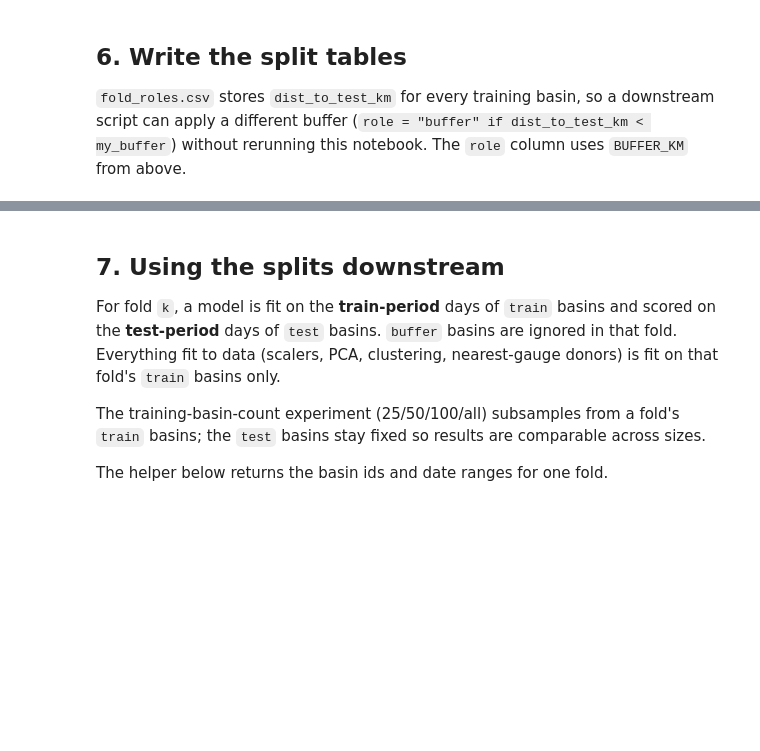
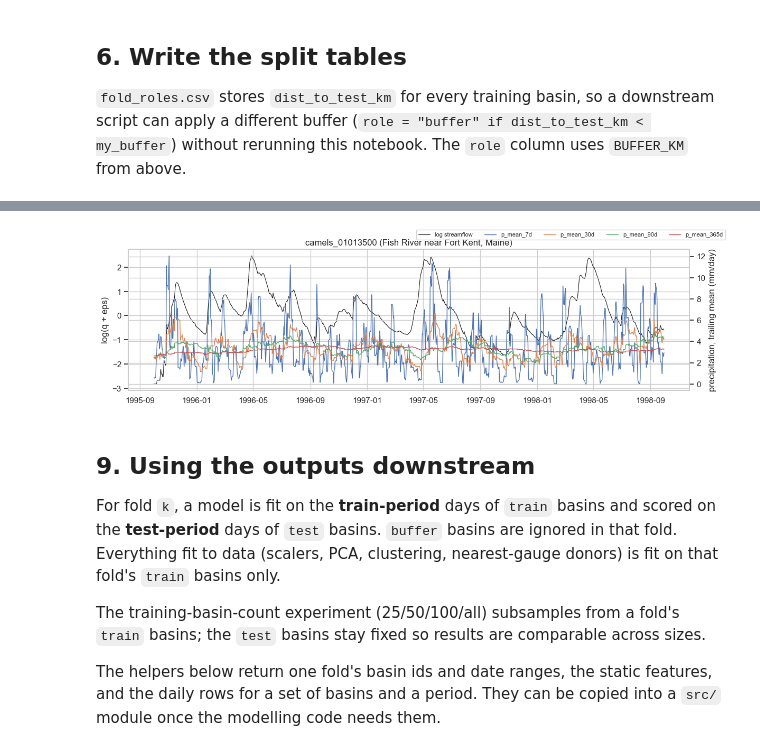
Before and after one commit to samussiah/data780-group-project, a Jupyter notebook: notebooks/02_preprocessing.ipynb, the cells around one changed output, grey strips where cells are left out. Drawn from its saved outputs; the diff is of its cells as text; code cells hidden in the pictures; blank space fills up the shorter version.

Commit message:
update preprocessing notebook to export processed data for analysis; update README with instructions on how to work with data

```diff
--- a/notebooks/02_preprocessing.ipynb
+++ b/notebooks/02_preprocessing.ipynb
@@ -41,6 +52,8 @@ import combine_shards
 PROCESSED = combine_shards.PROCESSED
 COMBINED = combine_shards.COMBINED
 SPLITS = PROCESSED / "splits"
+STATIC_OUT = PROCESSED / "features"          # small, committed
+DAILY_OUT = REPO / "data" / "features"       # large, git-ignored
 
 SUBSETS = ["camels", "camelsaus"]            # CAMELS-GB deliberately excluded
 REGION = {"camels": "US", "camelsaus": "AUS"}
@@ -75,6 +92,14 @@ BUFFER_KM = 100
 MIN_TRAIN_YEARS = 10
 MIN_TEST_YEARS = 5
 
+LOG_EPS = 0.01  # mm/day
+WINDOWS = [7, 30, 90, 365]
+WINDOW_VARS = {
+    "total_precipitation_sum": "p",
+    "potential_evaporation_sum_ERA5_LAND": "pet",
+    "temperature_2m_mean": "t",
+}
+
 PERIODS_TS = {k: (pd.Timestamp(a), pd.Timestamp(b)) for k, (a, b) in PERIODS.items()}
 # %% [markdown]
 ## 1. Basins in scope
@@ -465,11 +719,29 @@ data\processed\splits\fold_roles.csv  (198 KB)
+# %%
+# Sanity check on one basin: log flow against the precipitation windows
+example = basins.index[0]
+d = pd.read_parquet(DAILY_OUT / f"daily_{basins.loc[example, 'subset']}.parquet",
+                    filters=[("gauge_id", "==", example)])
+d = d[d["date"].between("1995-10-01", "1998-09-30")]
+fig, ax = plt.subplots(figsize=(12, 3.5))
+ax.plot(d["date"], d["log_streamflow"], color="k", lw=0.8, label="log streamflow")
+ax.set_ylabel("log(q + eps)")
+ax2 = ax.twinx()
+for w in WINDOWS:
+    ax2.plot(d["date"], d[f"p_mean_{w}d"], lw=1, label=f"p_mean_{w}d")
+ax2.set_ylabel("precipitation, trailing mean (mm/day)")
+ax.set_title(f"{example} ({basins.loc[example, 'gauge_name']})")
+fig.legend(loc="upper right", fontsize=8, ncol=5)
+plt.tight_layout()
+# %% [output]
+[figure, added]
 # %% [markdown]
-## 7. Using the splits downstream
+## 9. Using the outputs downstream
 
 For fold `k`, a model is fit on the **train-period** days of `train` basins and scored on the **test-period** days of `test` basins. `buffer` basins are ignored in that fold. Everything fit to data (scalers, PCA, clustering, nearest-gauge donors) is fit on that fold's `train` basins only.
 
 The training-basin-count experiment (25/50/100/all) subsamples from a fold's `train` basins; the `test` basins stay fixed so results are comparable across sizes.
 
-The helper below returns the basin ids and date ranges for one fold.
+The helpers below return one fold's basin ids and date ranges, the static features, and the daily rows for a set of basins and a period. They can be copied into a `src/` module once the modelling code needs them.
 # %%
 def load_fold(k: int, buffer_km: float | None = None, splits_dir: Path = SPLITS) -> dict:
     # Basin ids and date ranges for fold k; pass buffer_km to override the saved buffer.
```
Also changed, not shown: parts of 14 cells of this notebook, 5 other files.
